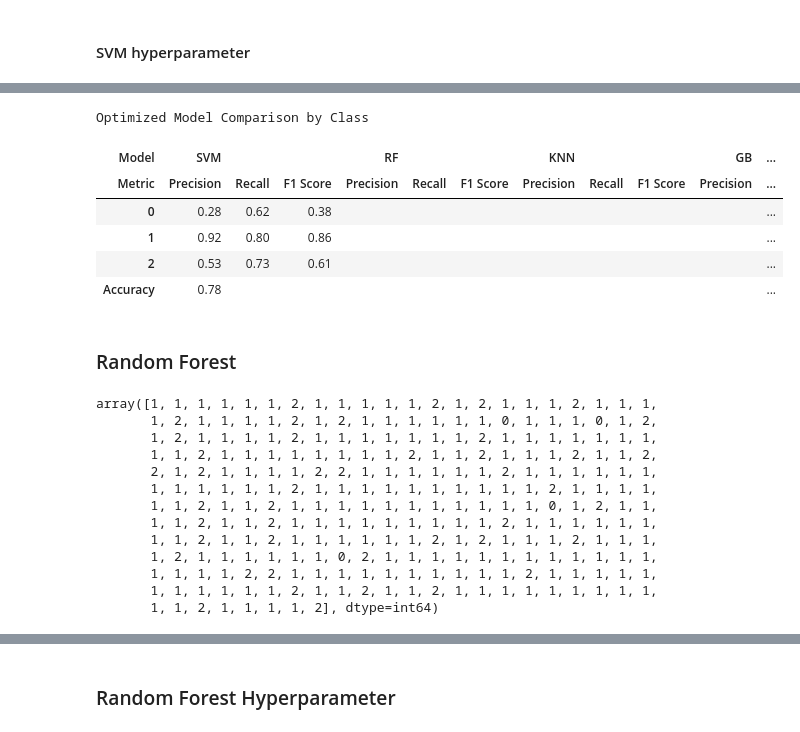
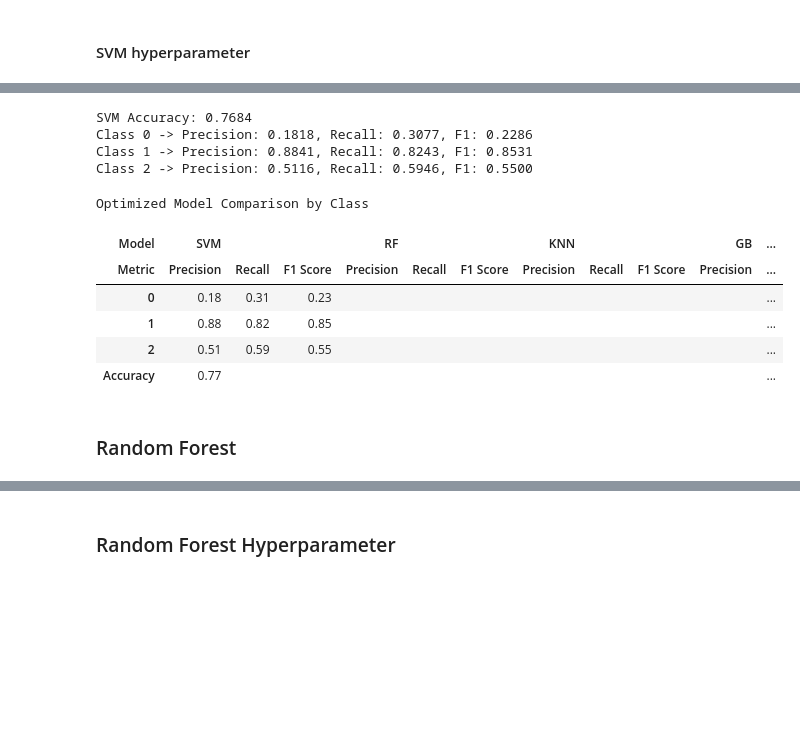
Before and after one commit to Priceaj89/DATA6550-Bias-Reproducibility, a Jupyter notebook: CODE/PRICE/Wine_reproduceability_AlexanderPrice.ipynb, the cells around one changed output, grey strips where cells are left out. Cells and saved outputs as stored; diff of their text form; code cells hidden in the pictures; blank space fills up the shorter version.

```diff
--- a/CODE/PRICE/Wine_reproduceability_AlexanderPrice.ipynb
+++ b/CODE/PRICE/Wine_reproduceability_AlexanderPrice.ipynb
@@ -357,4 +400,4 @@ X_train_svm, X_test_svm, y_train_svm, y_test_svm = X_train_scaled, X_test_scaled
 # %%
-# Apply SMOTE once to the training split so each model is trained on all three encoded classes.
-smote = SMOTE(random_state=42, k_neighbors=2)
+# Apply SMOTE only for the hyperparameter-tuned model sections.
+smote = SMOTE(random_state=42)
 X_train_balanced, y_train_balanced = smote.fit_resample(X_train_scaled, y_train)
@@ -363,6 +424,6 @@ X_train_balanced, y_train_balanced = smote.fit_resample(X_train_scaled, y_train)
 # %%
-svm_model = SVC(kernel='rbf', C=10.0, gamma='scale', class_weight='balanced', random_state=42)
-svm_model.fit(X_train_balanced, y_train_balanced)
+svm_model = SVC()
+svm_model.fit(X_train_svm, y_train_svm)
 y_pred_svm = svm_model.predict(X_test_svm)
 y_pred_svm
 # %% [output]
@@ -557,4 +616,7 @@ Model Comparison by Class
 - Without knowing the parameters used for test-train-split, SMOTE, or for all models I will get as close as possible to the same values but for SVM I can not get close to what they are getting without getting the code they used which is not available. To keep this process simple I am just going to for now on use the basic model parameters for this table then another table when doing the hyper parameters
 # %% [markdown]
 #### SVM hyperparameter
+# %%
+# Alias scaled data with _svm suffix to keep SVM variables separate from other models
+X_train_svm_optimal, X_test_svm_optimal, y_train_svm_optimal, y_test_svm_optimal = X_train_balanced, X_test_scaled, y_train_balanced, y_test
 # %%
@@ -577,6 +681,6 @@ Best SVM CV F1 (weighted): 0.9319
 # %%
-svm_model_optimal = SVC(kernel='rbf', C=10, gamma='scale', class_weight=None, random_state=42)
-svm_model_optimal.fit(X_train_balanced, y_train_balanced)
-y_pred_optimal = svm_model_optimal.predict(X_test_svm)
-y_pred_optimal
+svm_model_optimal = grid_search_svm.best_estimator_
+svm_model_optimal.fit(X_train_svm_optimal, y_train_svm_optimal)
+y_pred_svm_optimal = svm_model_optimal.predict(X_test_svm_optimal)
+y_pred_svm_optimal
 # %% [output]
@@ -616,18 +741,35 @@ SVM F1 Score (weighted): 0.7996
+# %%
+print(f"SVM Accuracy: {svm_optimal_acc_test:.4f}")
+for cls in [0, 1, 2]:
+    print(
+        f"Class {cls} -> Precision: {class_metrics_svm_optimal[cls]['precision']:.4f}, "
+        f"Recall: {class_metrics_svm_optimal[cls]['recall']:.4f}, "
+        f"F1: {class_metrics_svm_optimal[cls]['f1']:.4f}"
+    )
+# %% [output]
+SVM Accuracy: 0.7684
+Class 0 -> Precision: 0.1818, Recall: 0.3077, F1: 0.2286
+Class 1 -> Precision: 0.8841, Recall: 0.8243, F1: 0.8531
+Class 2 -> Precision: 0.5116, Recall: 0.5946, F1: 0.5500
 # %%
-# Add optimized model predictions here as each model is tuned, e.g. 'RF': y_pred_rf_optimal
-optimized_predictions = {'SVM': y_pred_optimal,}
+optimized_predictions = {'SVM': y_pred_svm_optimal}
 
-optimized_comparison_table = build_model_comparison_table(y_test,optimized_predictions,model_order=['SVM', 'RF', 'KNN', 'GB', 'DT'],
-                                                          class_labels=[0, 1, 2])
+optimized_comparison_table = build_model_comparison_table(
+    y_test,
+    optimized_predictions,
+    model_order=['SVM', 'RF', 'KNN', 'GB', 'DT'],
+    class_labels=[0, 1, 2],
+    y_true_by_model={'SVM': globals().get('y_test_svm_optimal', y_test)},
+)
 optimized_comparison_table.style.format('{:.2f}', na_rep='').set_caption('Optimized Model Comparison by Class')
 # %% [output]
 Optimized Model Comparison by Class
 | Model | SVM |  |  | RF |  |  | KNN |  |  | GB | ... |
 | Metric | Precision | Recall | F1 Score | Precision | Recall | F1 Score | Precision | Recall | F1 Score | Precision | ... |
-| 0 | 0.28 | 0.62 | 0.38 |  |  |  |  |  |  |  | ... |
-| 1 | 0.92 | 0.80 | 0.86 |  |  |  |  |  |  |  | ... |
-| 2 | 0.53 | 0.73 | 0.61 |  |  |  |  |  |  |  | ... |
-| Accuracy | 0.78 |  |  |  |  |  |  |  |  |  | ... |
+| 0 | 0.18 | 0.31 | 0.23 |  |  |  |  |  |  |  | ... |
+| 1 | 0.88 | 0.82 | 0.85 |  |  |  |  |  |  |  | ... |
+| 2 | 0.51 | 0.59 | 0.55 |  |  |  |  |  |  |  | ... |
+| Accuracy | 0.77 |  |  |  |  |  |  |  |  |  | ... |
 # %% [markdown]
 ### Random Forest
 # %%
@@ -641,19 +782,0 @@ X_train_rf, X_test_rf, y_train_rf, y_test_rf = X_train_balanced, X_test_scaled,
-# %%
-random_forest_model = RandomForestClassifier(n_estimators=100, class_weight='balanced_subsample', random_state=42)
-random_forest_model.fit(X_train_rf, y_train_rf)
-y_pred_rf = random_forest_model.predict(X_test_rf)
-y_pred_rf
-# %% [output]
-array([1, 1, 1, 1, 1, 1, 2, 1, 1, 1, 1, 1, 2, 1, 2, 1, 1, 1, 2, 1, 1, 1,
-       1, 2, 1, 1, 1, 1, 2, 1, 2, 1, 1, 1, 1, 1, 1, 0, 1, 1, 1, 0, 1, 2,
-       1, 2, 1, 1, 1, 1, 2, 1, 1, 1, 1, 1, 1, 1, 2, 1, 1, 1, 1, 1, 1, 1,
-       1, 1, 2, 1, 1, 1, 1, 1, 1, 1, 1, 2, 1, 1, 2, 1, 1, 1, 2, 1, 1, 2,
-       2, 1, 2, 1, 1, 1, 1, 2, 2, 1, 1, 1, 1, 1, 1, 2, 1, 1, 1, 1, 1, 1,
-       1, 1, 1, 1, 1, 1, 2, 1, 1, 1, 1, 1, 1, 1, 1, 1, 1, 2, 1, 1, 1, 1,
-       1, 1, 2, 1, 1, 2, 1, 1, 1, 1, 1, 1, 1, 1, 1, 1, 1, 0, 1, 2, 1, 1,
-       1, 1, 2, 1, 1, 2, 1, 1, 1, 1, 1, 1, 1, 1, 1, 2, 1, 1, 1, 1, 1, 1,
-       1, 1, 2, 1, 1, 2, 1, 1, 1, 1, 1, 1, 2, 1, 2, 1, 1, 1, 2, 1, 1, 1,
-       1, 2, 1, 1, 1, 1, 1, 1, 0, 2, 1, 1, 1, 1, 1, 1, 1, 1, 1, 1, 1, 1,
-       1, 1, 1, 1, 2, 2, 1, 1, 1, 1, 1, 1, 1, 1, 1, 1, 2, 1, 1, 1, 1, 1,
-       1, 1, 1, 1, 1, 1, 2, 1, 1, 2, 1, 1, 2, 1, 1, 1, 1, 1, 1, 1, 1, 1,
-       1, 1, 2, 1, 1, 1, 1, 2], dtype=int64)
```
Also changed, not shown: parts of 105 cells of this notebook.
